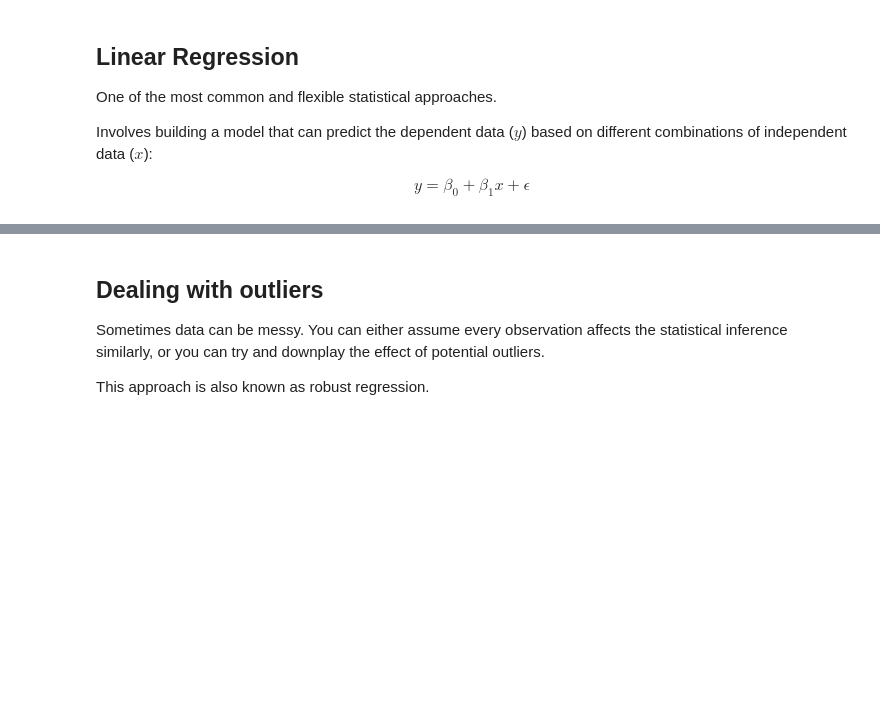
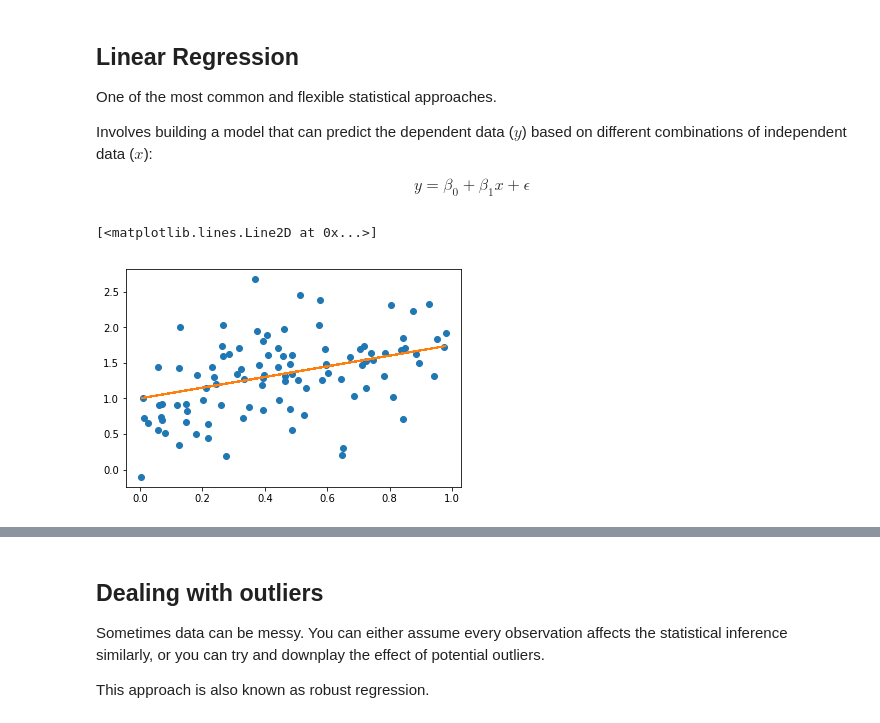
Before and after one commit to compmem/QuantCog, a Jupyter notebook: notebooks/05_Bayesian_Regression.ipynb, the cells around one changed output, grey strips where cells are left out. Cells and saved outputs as stored; diff of their text form; code cells hidden in the pictures; blank space fills up the shorter version.

```diff
--- a/notebooks/05_Bayesian_Regression.ipynb
+++ b/notebooks/05_Bayesian_Regression.ipynb
@@ -85,22 +127,25 @@ $$y = \beta_0 + \beta_1 x + \epsilon$$
 # %%
 # generate some data with a linear trend
 nsamples = 100
-true_slope = 0.5
+true_slope = 0.75
 true_intercept = 1.0
 true_sigma = 0.5
 
 # uniform sampling over x
 x = dists.uniform(0, 1).rvs(nsamples)
 
 # apply noise to linear model
 y_true = true_intercept + true_slope*x
 y = y_true + dists.normal(mean=0.0, std=true_sigma).rvs(nsamples)
 
 # set the data
 data = pd.DataFrame(dict(x=x, y=y))
 
 # plot the data
 plt.plot(x, y, 'o')
 plt.plot(x, y_true, '-')
+# %% [output]
+[<matplotlib.lines.Line2D at 0x...>]
+[figure, added]
 # %%
 data.head()
```
Also changed, not shown: parts of 34 cells of this notebook.
